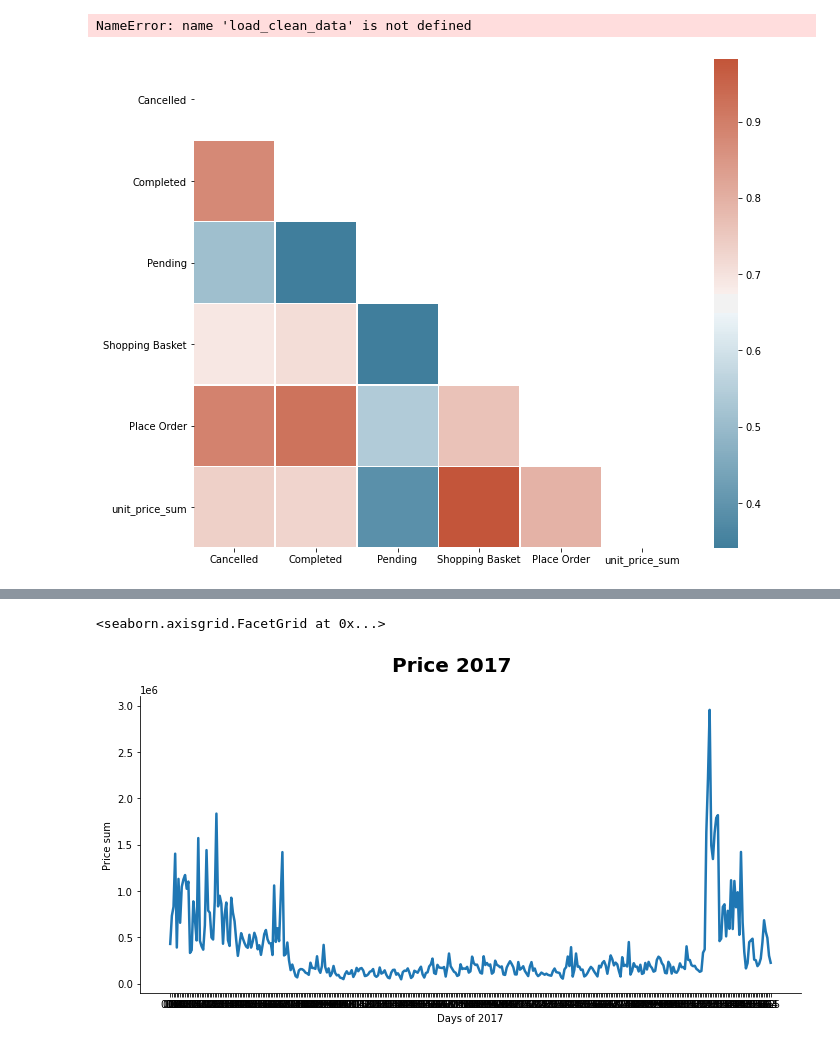
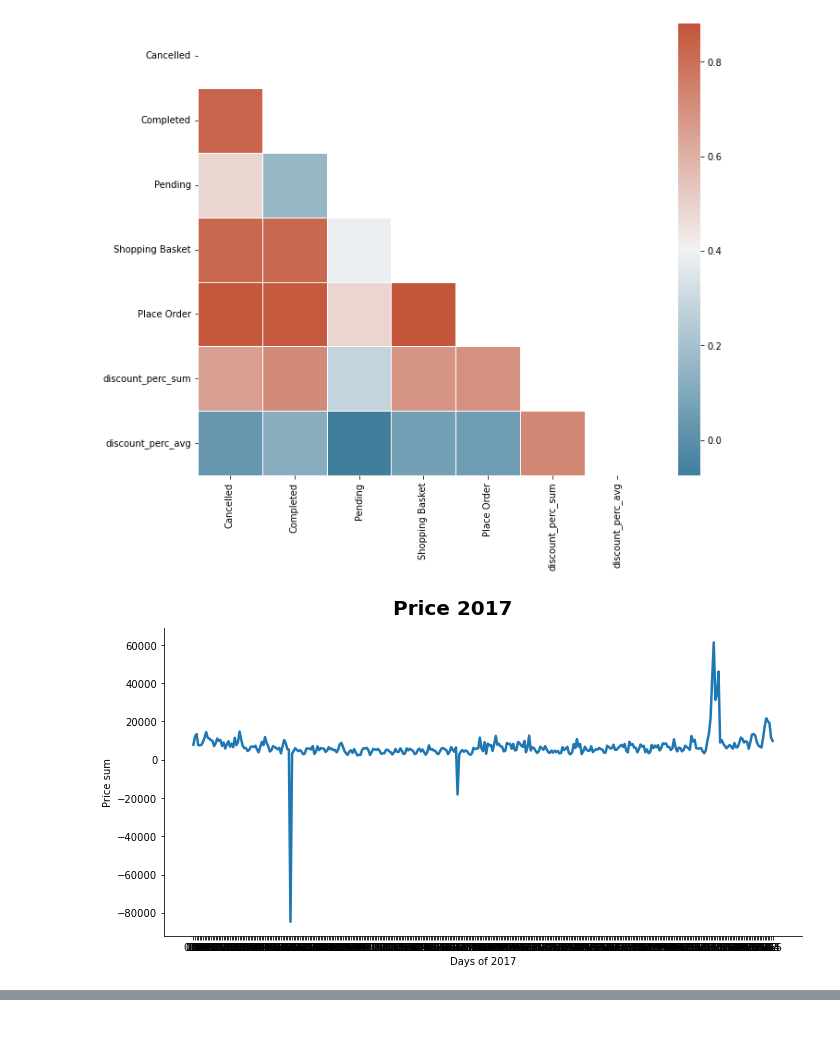
Before and after one commit to circle-ish/DataScienceBC22, a Jupyter notebook: proj2_eniac_price_discounts/src/DSBC_proj2_prices.ipynb, the cells around one changed output, grey strips where cells are left out. Drawn from its saved outputs; the diff is of its cells as text; code cells hidden in the pictures.

Commit message:
first draft of discounts over days

```diff
--- a/proj2_eniac_price_discounts/src/DSBC_proj2_prices.ipynb
+++ b/proj2_eniac_price_discounts/src/DSBC_proj2_prices.ipynb
@@ -1,11 +1,6 @@
 # %%
 def distribution_prices():
     pass
-# %%
-ebd = load_clean_data(path = '../data/')
-ebd['orderlines'].groupby('id_order').index
-# %% [output]
-NameError: name 'load_clean_data' is not defined
 # %%
 def special_day_analysis(ebd):
     import pandas as pd
@@ -21,6 +16,9 @@ def special_day_analysis(ebd):
             day = pd.to_datetime(all_orders['date']).dt.strftime('%j'),
             year = pd.to_datetime(all_orders['date']).dt.strftime('%Y')
     ).query('year != "2018"')
+
+    all_orders = get_discounts(all_orders, products)
+    disc_col = 'discount_perc'
 
     #counts the number of occurences of all states
     from collections import Counter
@@ -44,7 +42,8 @@ def special_day_analysis(ebd):
         .reset_index()
         .drop('level_1', axis=1)
     )
-    all_orders_grpday_statecount.loc[:,'unit_price_sum'] = grpday['unit_price'].sum().reset_index()['unit_price']
+    all_orders_grpday_statecount.loc[:,disc_col + '_sum'] = grpday[disc_col].sum().reset_index()[disc_col]
+    all_orders_grpday_statecount.loc[:,disc_col + '_avg'] = grpday[disc_col].mean().reset_index()[disc_col]
     return all_orders_grpday_statecount
 # %%
 def corr_heatmap(df):
@@ -69,12 +93,35 @@ def corr_heatmap(df):
+# %%
+def plot_discount_over_days(disc_kind):
+    import seaborn as sns
+    g = sns.relplot(
+        data=all_orders_grpday_statecount,
+        kind='line',
+        x='day',
+        y='discount_perc_' + disc_kind,
+        linewidth = 2.5,
+        aspect=2
+    )
+    return g
 # %%
 if True:
     import nbimporter
     import sys, os
     sys.path.append(os.path.join(os.path.dirname(''), '../..'))
     from proj2_eniac_price_discounts.DSBC_proj2_main import load_clean_data
 
     ebd = load_clean_data(path = '../data/')
     all_orders_grpday_statecount = special_day_analysis(ebd)
+
+    #plots
     corr_heatmap(all_orders_grpday_statecount)
+
+    g = plot_discount_over_days('sum')
+    g.fig.suptitle('Price 2017', y=1.05, fontsize=20, fontweight='bold')
+    g.set_axis_labels("Days of 2017", "Price sum")
+
+    g = plot_discount_over_days('avg')
+    g.fig.suptitle('Price 2017', y=1.05, fontsize=20, fontweight='bold')
+    g.set_axis_labels("Days of 2017", "Price sum")
 # %% [output]
-[figure, old version]
+[figure, new version]
+[figure, added]
@@ -81,19 +129,3 @@ if True:
-# %%
-import seaborn as sns
-g = sns.relplot(
-    data=all_orders_grpday_statecount,
-    kind='line',
-    x='day',
-    y='unit_price_sum',
-    linewidth = 2.5,
-    aspect=2
-)
-
-g.fig.suptitle('Price 2017', y=1.05, fontsize=20, fontweight='bold')
-g.set_axis_labels("Days of 2017", "Price sum")
-# %% [output]
-<seaborn.axisgrid.FacetGrid at 0x...>
-[figure, removed]
 # %%
 import seaborn as sns
 g = sns.displot(
```
Also changed, not shown: parts of 3 cells of this notebook.
